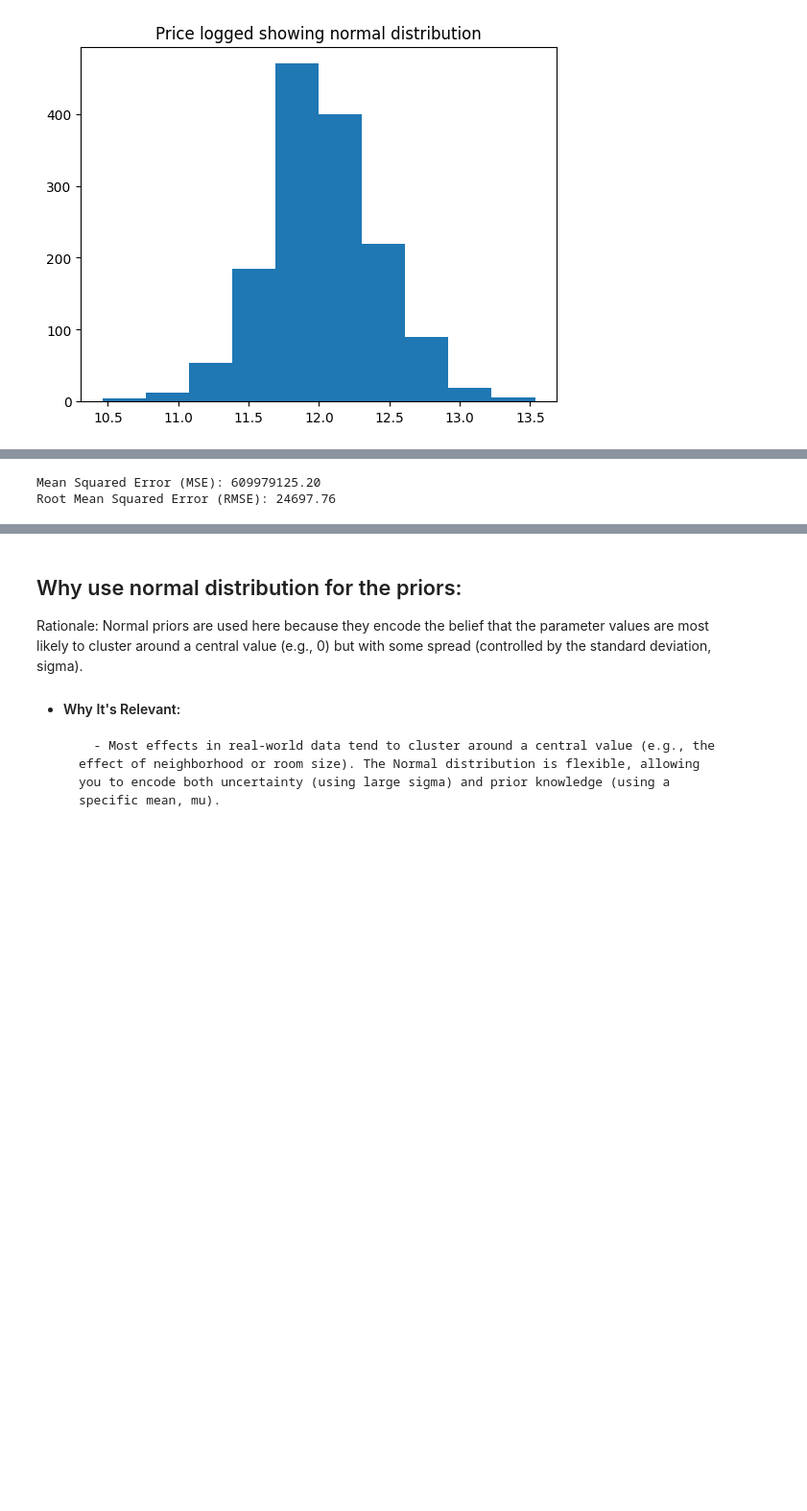
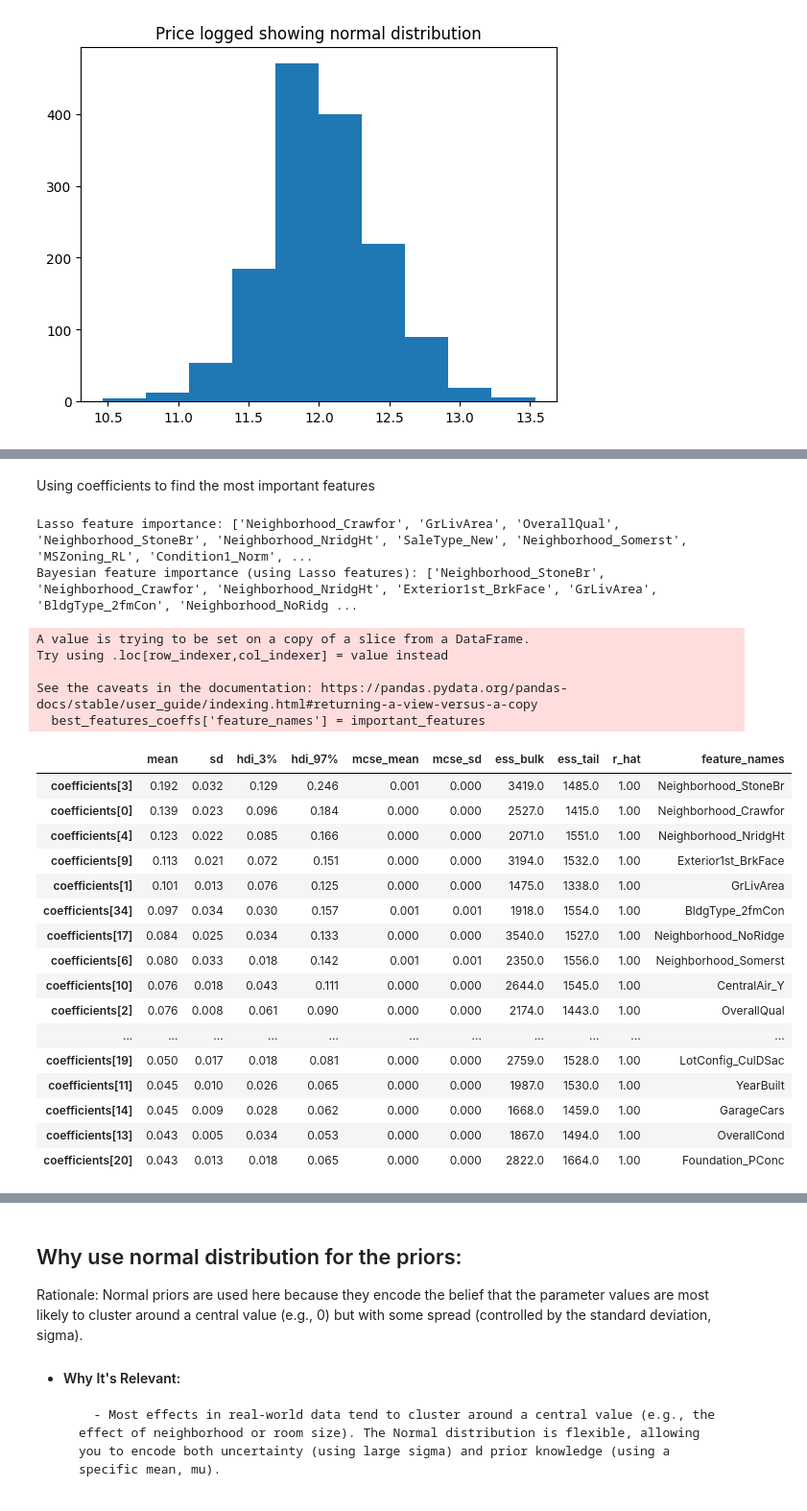
Before and after one commit to samyounes003/statisticsproject, a Jupyter notebook: bayesianInference.ipynb, the cells around one changed output, grey strips where cells are left out. Shown at 96% size. Cells and saved outputs as stored; diff of their text form; code cells hidden in the pictures; blank space fills up the shorter version.

```diff
--- a/bayesianInference.ipynb
+++ b/bayesianInference.ipynb
@@ -256,10 +50,0 @@ Test Row 291: Predicted Mean = 11.69, 95% CI = (11.65, 11.74)
-# %%
-rss = np.sum(np.square(np.round(np.exp(actual_values)) - np.round(np.exp(predicted_mean))))
-
-mse = rss / len(y_test)
-print(f"Mean Squared Error (MSE): {mse:.2f}")
-rmse = np.sqrt(mse)
-print(f"Root Mean Squared Error (RMSE): {rmse:.2f}")
-# %% [output]
-Mean Squared Error (MSE): 609979125.20
-Root Mean Squared Error (RMSE): 24697.76
@@ -268,0 +51,34 @@ Root Mean Squared Error (RMSE): 24697.76
+# %% [markdown]
+Using coefficients to find the most important features
+# %%
+best_features_coeffs = features_importance_analysis_coeffs(trace=trace, X_train=X_train)
+
+print(f'Lasso feature importance: {important_features}')
+print(f'Bayesian feature importance (using Lasso features): {list(best_features_coeffs.feature_names)}')
+
+best_features_coeffs.head(20)
+# %% [output]
+Lasso feature importance: ['Neighborhood_Crawfor', 'GrLivArea', 'OverallQual', 'Neighborhood_StoneBr', 'Neighborhood_NridgHt', 'SaleType_New', 'Neighborhood_Somerst', 'MSZoning_RL', 'Condition1_Norm', ...
+Bayesian feature importance (using Lasso features): ['Neighborhood_StoneBr', 'Neighborhood_Crawfor', 'Neighborhood_NridgHt', 'Exterior1st_BrkFace', 'GrLivArea', 'BldgType_2fmCon', 'Neighborhood_NoRidg ...
+A value is trying to be set on a copy of a slice from a DataFrame.
+Try using .loc[row_indexer,col_indexer] = value instead
+
+See the caveats in the documentation: https://pandas.pydata.org/pandas-docs/stable/user_guide/indexing.html#returning-a-view-versus-a-copy
+  best_features_coeffs['feature_names'] = important_features
+|  | mean | sd | hdi_3% | hdi_97% | mcse_mean | mcse_sd | ess_bulk | ess_tail | r_hat | feature_names |
+| coefficients[3] | 0.192 | 0.032 | 0.129 | 0.246 | 0.001 | 0.000 | 3419.0 | 1485.0 | 1.00 | Neighborhood_StoneBr |
+| coefficients[0] | 0.139 | 0.023 | 0.096 | 0.184 | 0.000 | 0.000 | 2527.0 | 1415.0 | 1.00 | Neighborhood_Crawfor |
+| coefficients[4] | 0.123 | 0.022 | 0.085 | 0.166 | 0.000 | 0.000 | 2071.0 | 1551.0 | 1.00 | Neighborhood_NridgHt |
+| coefficients[9] | 0.113 | 0.021 | 0.072 | 0.151 | 0.000 | 0.000 | 3194.0 | 1532.0 | 1.00 | Exterior1st_BrkFace |
+| coefficients[1] | 0.101 | 0.013 | 0.076 | 0.125 | 0.000 | 0.000 | 1475.0 | 1338.0 | 1.00 | GrLivArea |
+| coefficients[34] | 0.097 | 0.034 | 0.030 | 0.157 | 0.001 | 0.001 | 1918.0 | 1554.0 | 1.00 | BldgType_2fmCon |
+| coefficients[17] | 0.084 | 0.025 | 0.034 | 0.133 | 0.000 | 0.000 | 3540.0 | 1527.0 | 1.00 | Neighborhood_NoRidge |
+| coefficients[6] | 0.080 | 0.033 | 0.018 | 0.142 | 0.001 | 0.001 | 2350.0 | 1556.0 | 1.00 | Neighborhood_Somerst |
+| coefficients[10] | 0.076 | 0.018 | 0.043 | 0.111 | 0.000 | 0.000 | 2644.0 | 1545.0 | 1.00 | CentralAir_Y |
+| coefficients[2] | 0.076 | 0.008 | 0.061 | 0.090 | 0.000 | 0.000 | 2174.0 | 1443.0 | 1.00 | OverallQual |
+| ... | ... | ... | ... | ... | ... | ... | ... | ... | ... | ... |
+| coefficients[19] | 0.050 | 0.017 | 0.018 | 0.081 | 0.000 | 0.000 | 2759.0 | 1528.0 | 1.00 | LotConfig_CulDSac |
+| coefficients[11] | 0.045 | 0.010 | 0.026 | 0.065 | 0.000 | 0.000 | 1987.0 | 1530.0 | 1.00 | YearBuilt |
+| coefficients[14] | 0.045 | 0.009 | 0.028 | 0.062 | 0.000 | 0.000 | 1668.0 | 1459.0 | 1.00 | GarageCars |
+| coefficients[13] | 0.043 | 0.005 | 0.034 | 0.053 | 0.000 | 0.000 | 1867.0 | 1494.0 | 1.00 | OverallCond |
+| coefficients[20] | 0.043 | 0.013 | 0.018 | 0.065 | 0.000 | 0.000 | 2822.0 | 1664.0 | 1.00 | Foundation_PConc |
```
Also changed, not shown: parts of 11 cells of this notebook, 1 other file.
